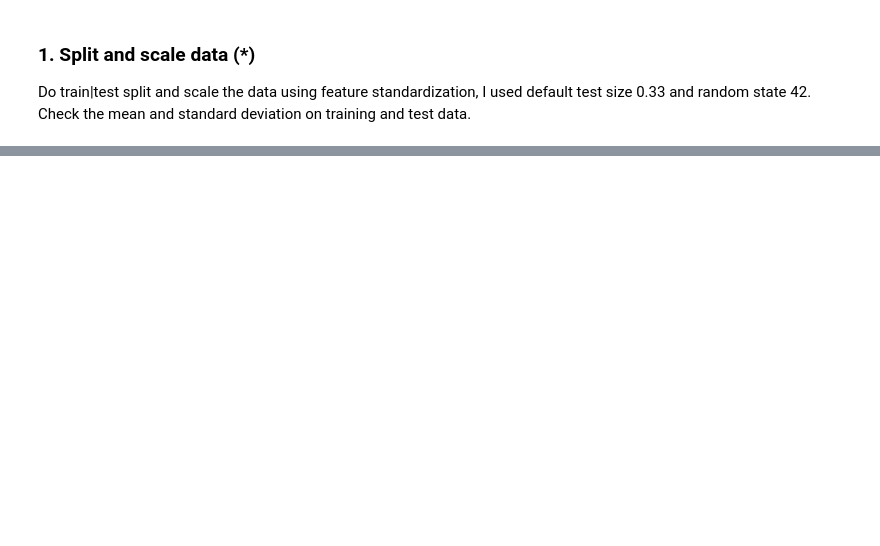
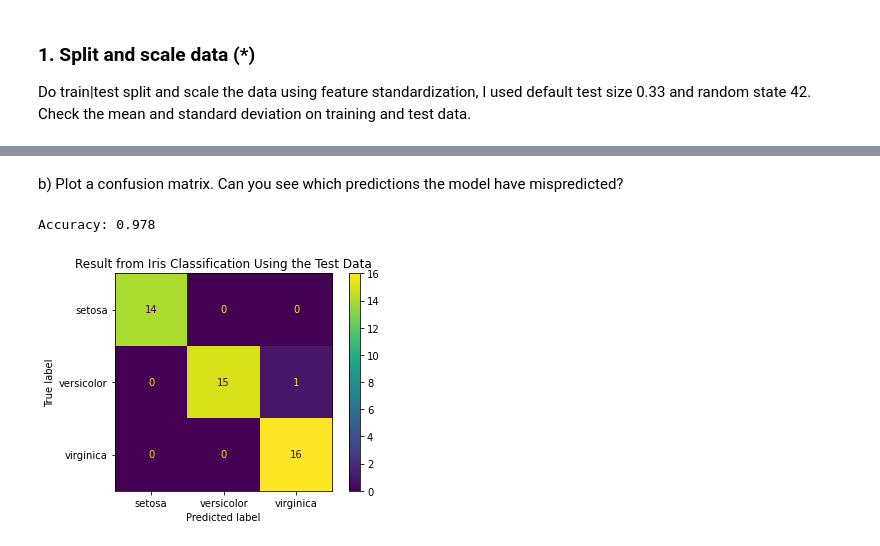
Before and after one commit to Anna-MariaSjolund/Machine-learning, a Jupyter notebook: exercises/exercises_4.ipynb, the cells around one changed output, grey strips where cells are left out. Saved outputs shown, nothing was run; the diff lists cells and outputs as text; code cells hidden in the pictures; blank space fills up the shorter version.

```diff
--- a/exercises/exercises_4.ipynb
+++ b/exercises/exercises_4.ipynb
@@ -231,0 +250,6 @@ Do train|test split and scale the data using feature standardization, I used def
+# %%
+X_train, X_test, y_train, y_test = train_test_split(X, y, test_size=0.33, random_state=42)
+print(X_train.shape)
+print(X_test.shape)
+print(y_train.shape)
+print(y_test.shape)
@@ -231,0 +261,9 @@ Do train|test split and scale the data using feature standardization, I used def
+# %%
+scaler = StandardScaler()
+scaled_X_train = scaler.fit_transform(X_train)
+scaled_X_test = scaler.transform(X_test)
+
+print(f"Mean of Scaled X_train: {scaled_X_train.mean():.5f}")
+print(f"Standard Deviation of Scaled X_train: {scaled_X_train.std():.5f}")
+print(f"Mean of Scaled X_test: {scaled_X_test.mean():.5f}")
+print(f"Standard Deviation of Scaled X_test: {scaled_X_test.std():.5f}")
@@ -231,0 +323,5 @@ Do train|test split and scale the data using feature standardization, I used def
+# %%
+# Create the logistic regression model, using the params considered to be best by the cross validation (above)
+model_logistic = LogisticRegression(solver="newton-cg", penalty="l2", C=10)
+model_logistic.fit(scaled_X_train, y_train)
+print(f"Weights: {model_logistic.coef_}")
@@ -231,0 +338,2 @@ Do train|test split and scale the data using feature standardization, I used def
+# %%
+y_pred = model_logistic.predict(scaled_X_test)
@@ -231,0 +355,12 @@ Do train|test split and scale the data using feature standardization, I used def
+# %% [markdown]
+b) Plot a confusion matrix. Can you see which predictions the model have mispredicted?
+# %%
+accuracy = accuracy_score(y_test, y_pred) #Check the correct values against the predicted
+print(f"Accuracy: {accuracy:.3f}")
+
+cm = confusion_matrix(y_test, y_pred)
+cm_fig = ConfusionMatrixDisplay(cm, display_labels=["setosa", "versicolor", "virginica"]).plot()
+_ = cm_fig.ax_.set(title="Result from Iris Classification Using the Test Data")
+# %% [output]
+Accuracy: 0.978
+[figure, added]
```
Also changed, not shown: parts of 16 cells of this notebook.
